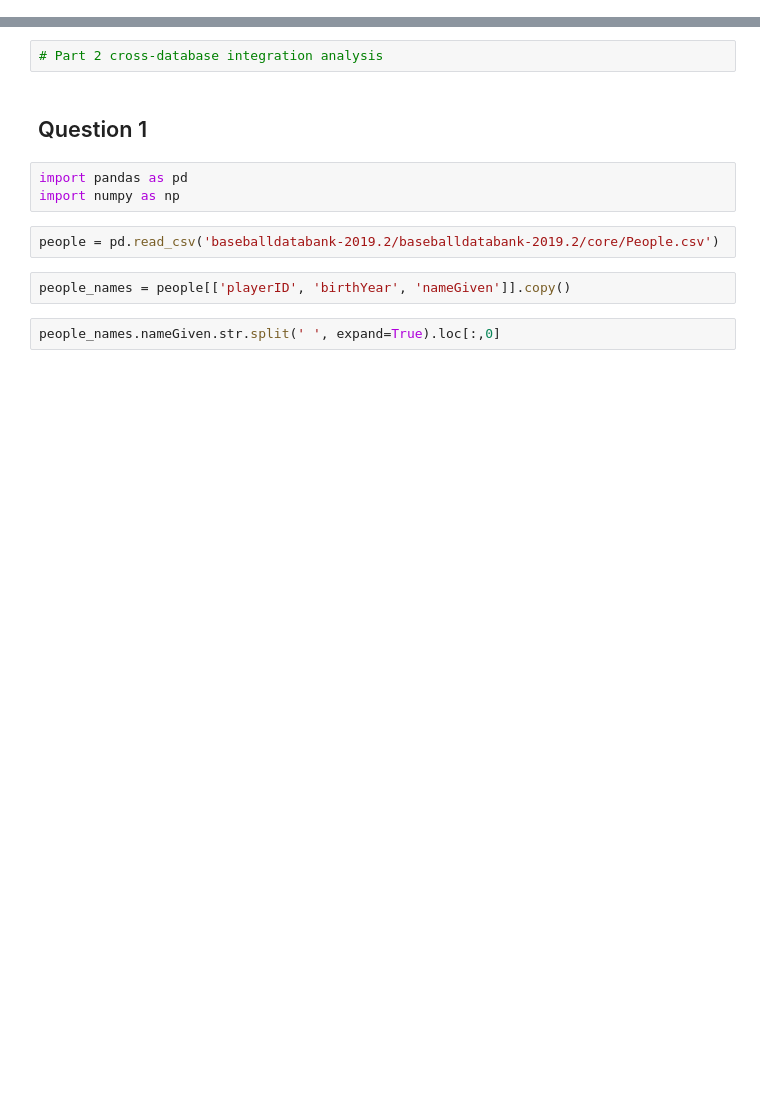
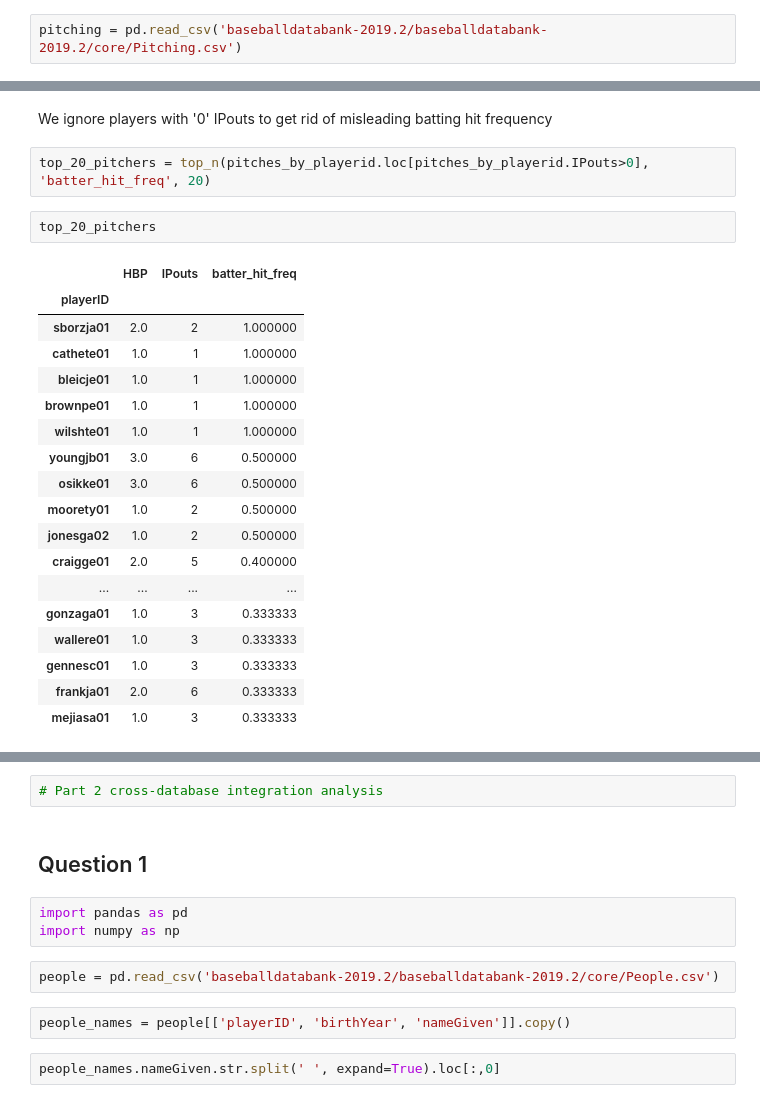
Before and after one commit to sarvaniputta/pandas_practice, a Jupyter notebook: assignment6_part2_q1.ipynb, the cells around one changed output, grey strips where cells are left out. Cells and saved outputs as stored; diff of their text form; blank space fills up the shorter version.

```diff
--- a/assignment6_part2_q1.ipynb
+++ b/assignment6_part2_q1.ipynb
@@ -0,0 +11,2 @@
+# %%
+pitching = pd.read_csv('baseballdatabank-2019.2/baseballdatabank-2019.2/core/Pitching.csv')
@@ -0,0 +42,25 @@
+# %% [markdown]
+We ignore players with '0' IPouts to get rid of misleading batting hit frequency
+# %%
+top_20_pitchers = top_n(pitches_by_playerid.loc[pitches_by_playerid.IPouts>0], 'batter_hit_freq', 20)
+# %%
+top_20_pitchers
+# %% [output]
+|  | HBP | IPouts | batter_hit_freq |
+| playerID |  |  |  |
+| sborzja01 | 2.0 | 2 | 1.000000 |
+| cathete01 | 1.0 | 1 | 1.000000 |
+| bleicje01 | 1.0 | 1 | 1.000000 |
+| brownpe01 | 1.0 | 1 | 1.000000 |
+| wilshte01 | 1.0 | 1 | 1.000000 |
+| youngjb01 | 3.0 | 6 | 0.500000 |
+| osikke01 | 3.0 | 6 | 0.500000 |
+| moorety01 | 1.0 | 2 | 0.500000 |
+| jonesga02 | 1.0 | 2 | 0.500000 |
+| craigge01 | 2.0 | 5 | 0.400000 |
+| ... | ... | ... | ... |
+| gonzaga01 | 1.0 | 3 | 0.333333 |
+| wallere01 | 1.0 | 3 | 0.333333 |
+| gennesc01 | 1.0 | 3 | 0.333333 |
+| frankja01 | 2.0 | 6 | 0.333333 |
+| mejiasa01 | 1.0 | 3 | 0.333333 |
```
Also changed, not shown: parts of 11 cells of this notebook.
